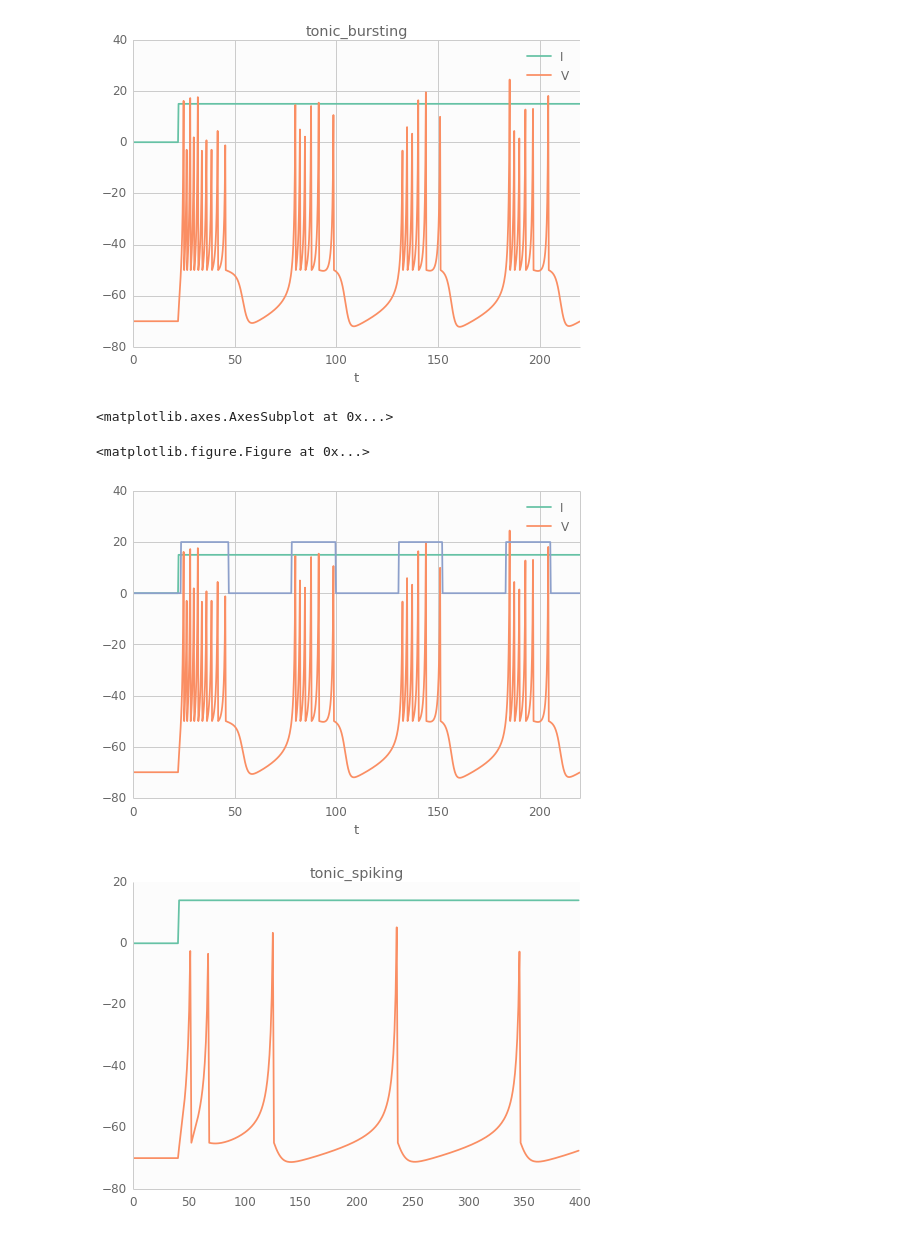
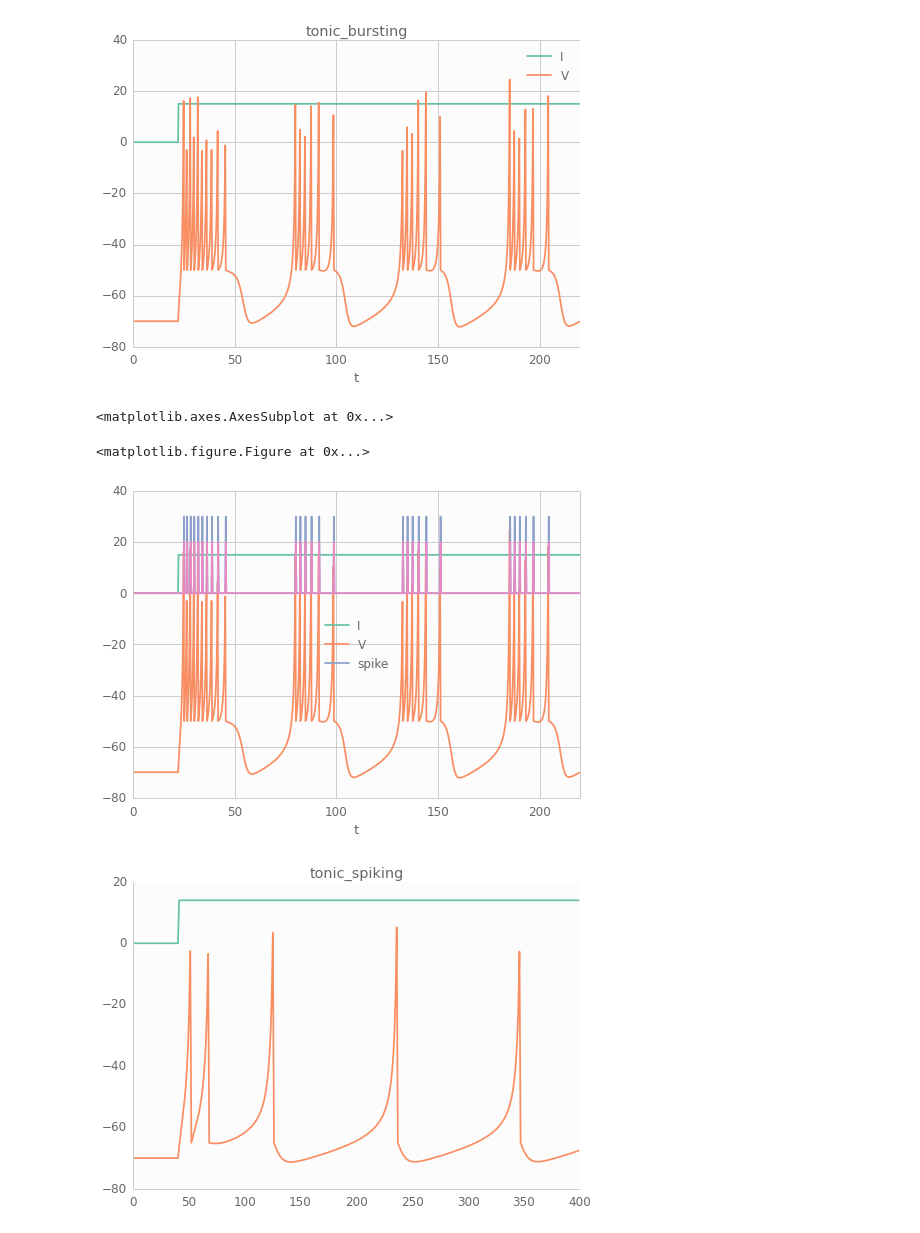
Before and after one commit to fomorians/neural-rs, a Jupyter notebook: Neural.ipynb, the cells around one changed output. Cells and saved outputs as stored; diff of their text form; code cells hidden in the pictures.

Commit message:
Recording spikes separately since voltages are updated after the spike

```diff
--- a/Neural.ipynb
+++ b/Neural.ipynb
@@ -128,22 +128,22 @@ plot_neuron("tonic_bursting")
 # %%
 plt.figure()
 
 data = pd.read_csv('./tests/results/tonic_bursting.csv', index_col=0)
 data.plot()
 
 states = []
 for now, row in data.iterrows():
-    if row["V"] >= -50.5:
+    if row["spike"] != 0.:
         states.append(20.)
     else:
         states.append(0.)
 
 windows = pd.Series(states, index=data.index)
 windows.plot()
 # %% [output]
 <matplotlib.axes.AxesSubplot at 0x...>
 <matplotlib.figure.Figure at 0x...>
-[figure, old version]
+[figure, new version]
 # %%
 plot_neuron("tonic_spiking")
 # %% [output]
```
Also changed, not shown: parts of 1 cell of this notebook, 26 other files.
